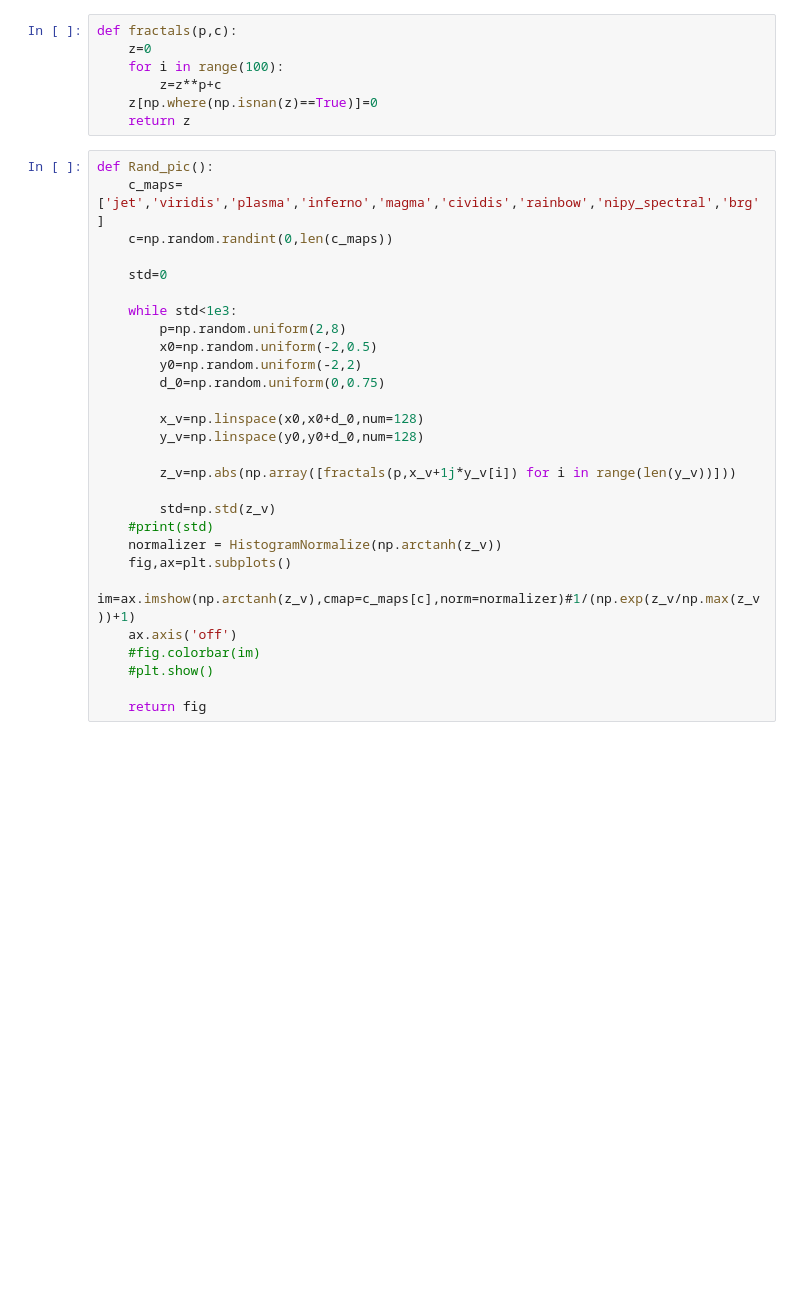
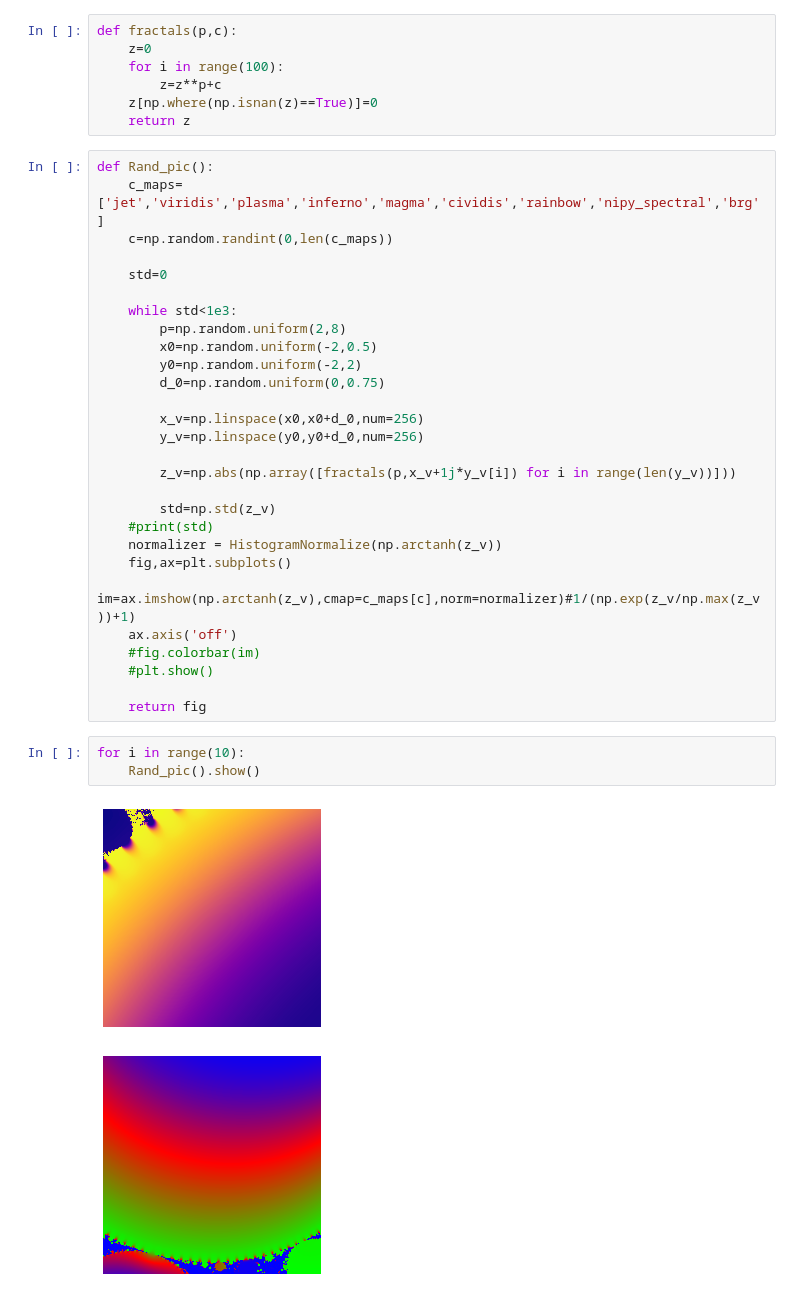
Before and after one commit to amertbozkurt/Mert-Bastiks, a Jupyter notebook: PicGenPrototyping.ipynb, the cells around one changed output. Drawn from its saved outputs; the diff is of its cells as text; blank space fills up the shorter version.

```diff
--- a/PicGenPrototyping.ipynb
+++ b/PicGenPrototyping.ipynb
@@ -56,8 +54,8 @@ def Rand_pic():
         y0=np.random.uniform(-2,2)
         d_0=np.random.uniform(0,0.75)
 
-        x_v=np.linspace(x0,x0+d_0,num=128)
-        y_v=np.linspace(y0,y0+d_0,num=128)
+        x_v=np.linspace(x0,x0+d_0,num=256)
+        y_v=np.linspace(y0,y0+d_0,num=256)
 
         z_v=np.abs(np.array([fractals(p,x_v+1j*y_v[i]) for i in range(len(y_v))]))
 
@@ -71,3 +69,9 @@ def Rand_pic():
     #plt.show()
 
     return fig
+# %%
+for i in range(10):
+    Rand_pic().show()
+# %% [output]
+[figure, added]
+[figure, added]
```
Also changed, not shown: parts of 3 cells of this notebook, 1 other file.
